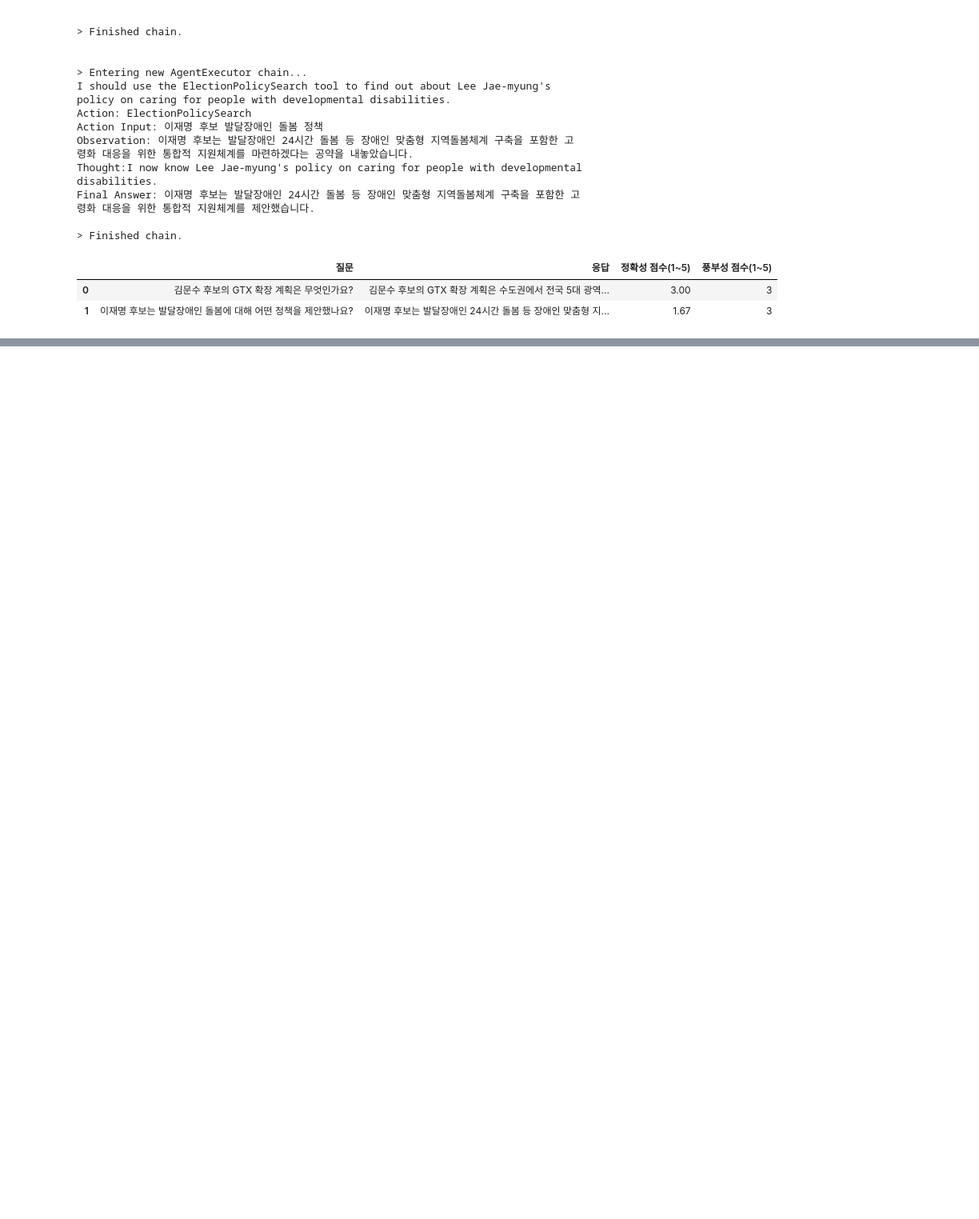
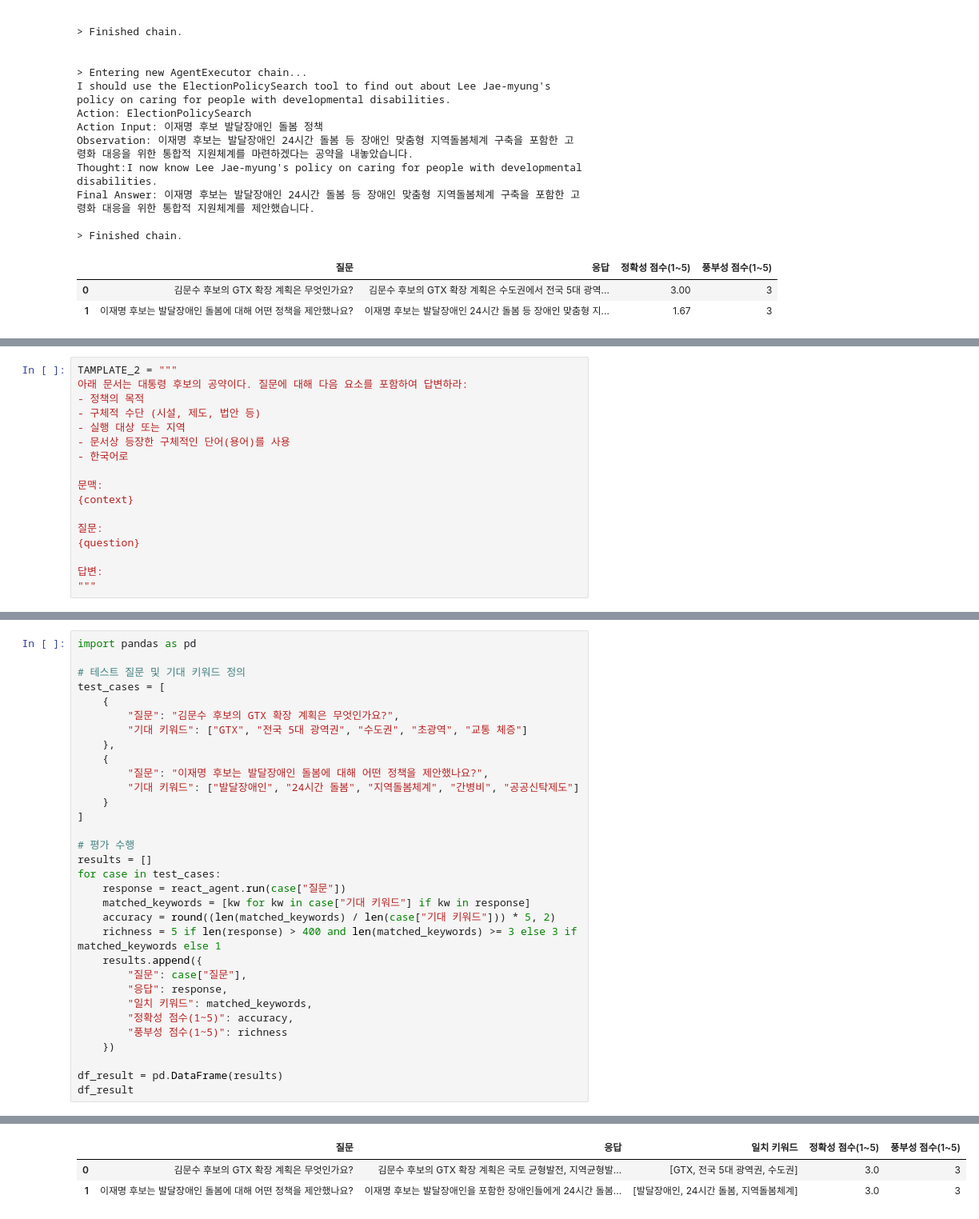
Before and after one commit to ihyoo/team_09, a Jupyter notebook: 01.code/대통령_선거_정보_도우미_AI_Agent.ipynb, the cells around one changed output, grey strips where cells are left out. Shown: that part at 80% size. Drawn from its saved outputs; the diff is of its cells as text; blank space fills up the shorter version.

```diff
--- a/01.code/대통령_선거_정보_도우미_AI_Agent.ipynb
+++ b/01.code/대통령_선거_정보_도우미_AI_Agent.ipynb
@@ -220,0 +227,17 @@ Final Answer: 이재명 후보는 발달장애인 24시간 돌봄 등 장애인
+# %%
+TAMPLATE_2 = """
+아래 문서는 대통령 후보의 공약이다. 질문에 대해 다음 요소를 포함하여 답변하라:
+- 정책의 목적
+- 구체적 수단 (시설, 제도, 법안 등)
+- 실행 대상 또는 지역
+- 문서상 등장한 구체적인 단어(용어)를 사용
+- 한국어로
+
+문맥:
+{context}
+
+질문:
+{question}
+
+답변:
+"""
@@ -220,0 +332,33 @@ Final Answer: 이재명 후보는 발달장애인 24시간 돌봄 등 장애인
+# %%
+import pandas as pd
+
+# 테스트 질문 및 기대 키워드 정의
+test_cases = [
+    {
+        "질문": "김문수 후보의 GTX 확장 계획은 무엇인가요?",
+        "기대 키워드": ["GTX", "전국 5대 광역권", "수도권", "초광역", "교통 체증"]
+    },
+    {
+        "질문": "이재명 후보는 발달장애인 돌봄에 대해 어떤 정책을 제안했나요?",
+        "기대 키워드": ["발달장애인", "24시간 돌봄", "지역돌봄체계", "간병비", "공공신탁제도"]
+    }
+]
+
+# 평가 수행
+results = []
+for case in test_cases:
+    response = react_agent.run(case["질문"])
+    matched_keywords = [kw for kw in case["기대 키워드"] if kw in response]
+    accuracy = round((len(matched_keywords) / len(case["기대 키워드"])) * 5, 2)
+    richness = 5 if len(response) > 400 and len(matched_keywords) >= 3 else 3 if matched_keywords else 1
+    results.append({
+        "질문": case["질문"],
+        "응답": response,
+        "일치 키워드": matched_keywords,
+        "정확성 점수(1~5)": accuracy,
+        "풍부성 점수(1~5)": richness
+    })
+
+df_result = pd.DataFrame(results)
+df_result
+# %% [output]
@@ -221,2 +382,5 @@ Final Answer: 이재명 후보는 발달장애인 24시간 돌봄 등 장애인
+|  | 질문 | 응답 | 일치 키워드 | 정확성 점수(1~5) | 풍부성 점수(1~5) |
+| 0 | 김문수 후보의 GTX 확장 계획은 무엇인가요? | 김문수 후보의 GTX 확장 계획은 국토 균형발전, 지역균형발... | [GTX, 전국 5대 광역권, 수도권] | 3.0 | 3 |
+| 1 | 이재명 후보는 발달장애인 돌봄에 대해 어떤 정책을 제안했나요? | 이재명 후보는 발달장애인을 포함한 장애인들에게 24시간 돌봄... | [발달장애인, 24시간 돌봄, 지역돌봄체계] | 3.0 | 3 |
 # %% [markdown]
 >
```
Also changed, not shown: parts of 3 cells of this notebook.
